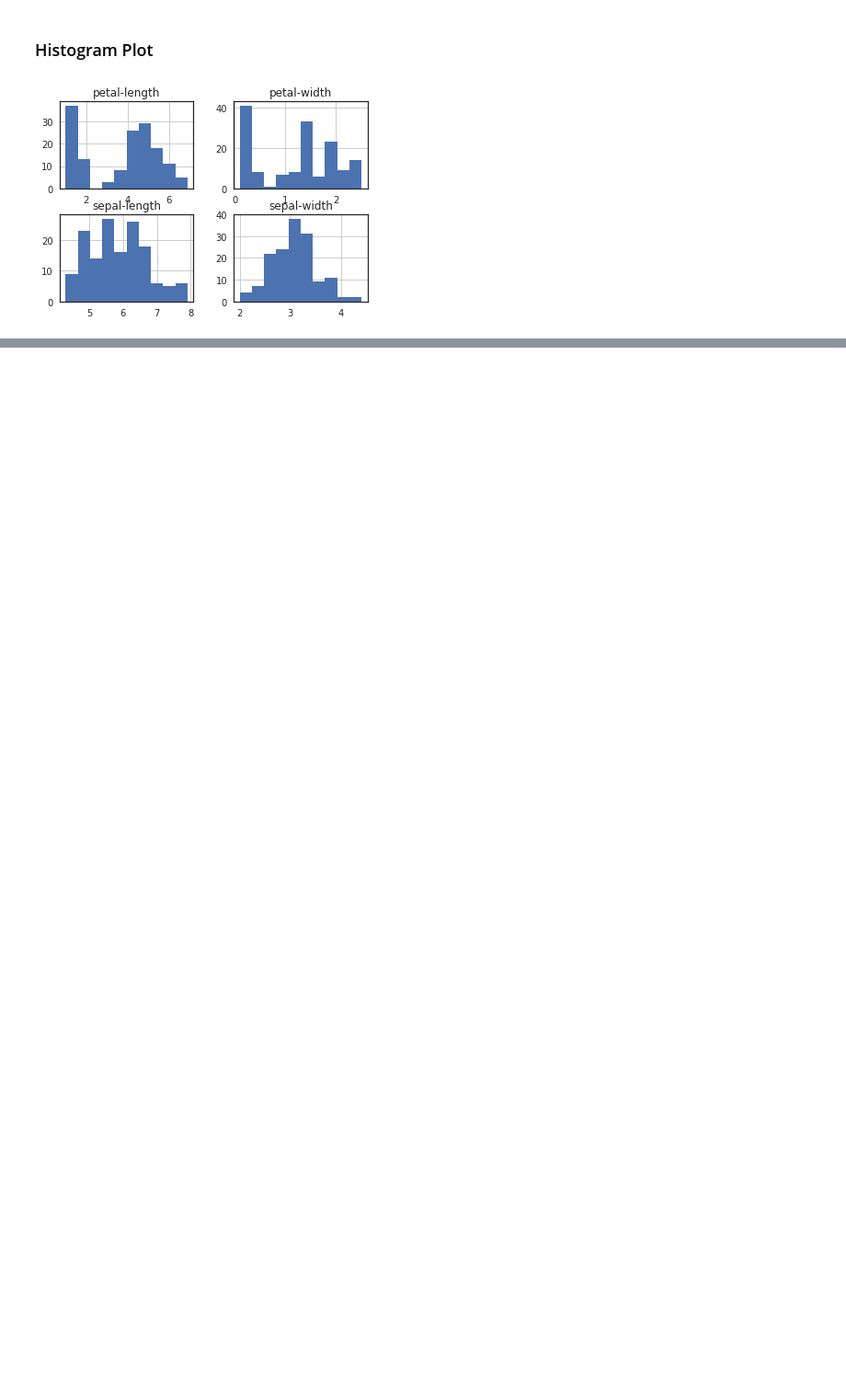
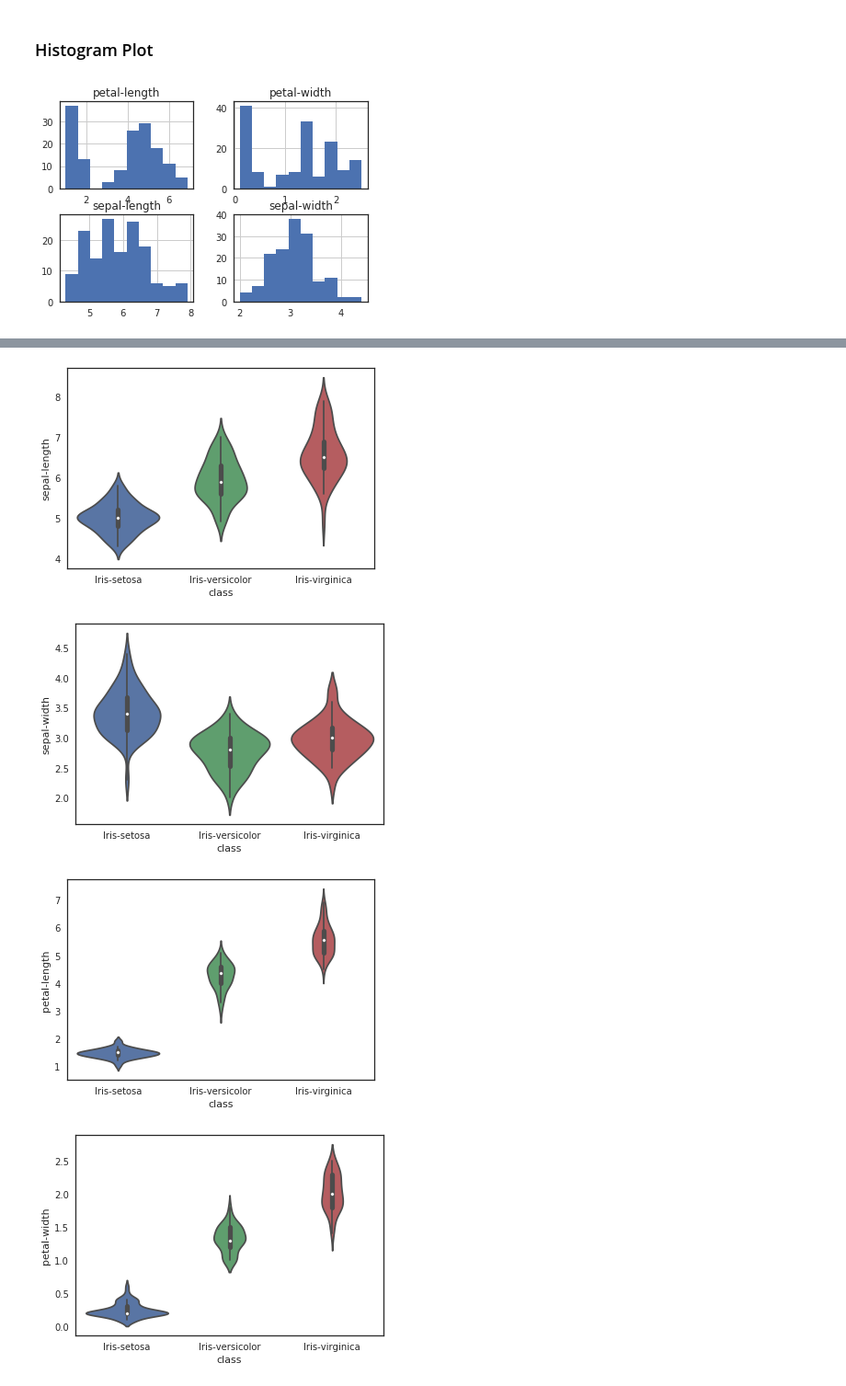
Before and after one commit to bhachauk/Learn_MachineLearning, a Jupyter notebook: 01.Introduction/datavisualization/iris-visualization.ipynb, the cells around one changed output, grey strips where cells are left out. Shown at 92% size. Drawn from its saved outputs; the diff is of its cells as text; code cells hidden in the pictures; blank space fills up the shorter version.

```diff
--- a/01.Introduction/datavisualization/iris-visualization.ipynb
+++ b/01.Introduction/datavisualization/iris-visualization.ipynb
@@ -90,0 +103,10 @@ plt.show()
+# %%
+for n in names:
+    if n != 'class':
+        sns.violinplot(x="class", y=n, data=iris, size=6)
+        plt.show()
+# %% [output]
+[figure, added]
+[figure, added]
+[figure, added]
+[figure, added]
```
Also changed, not shown: parts of 2 cells of this notebook, 8 other files.
